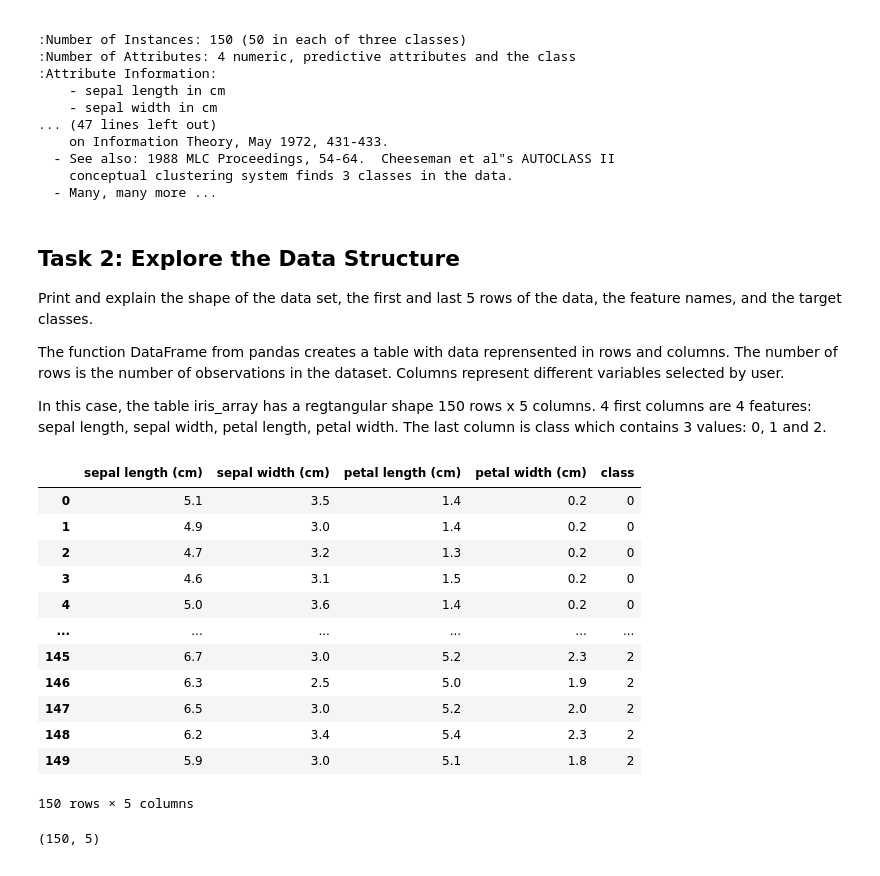
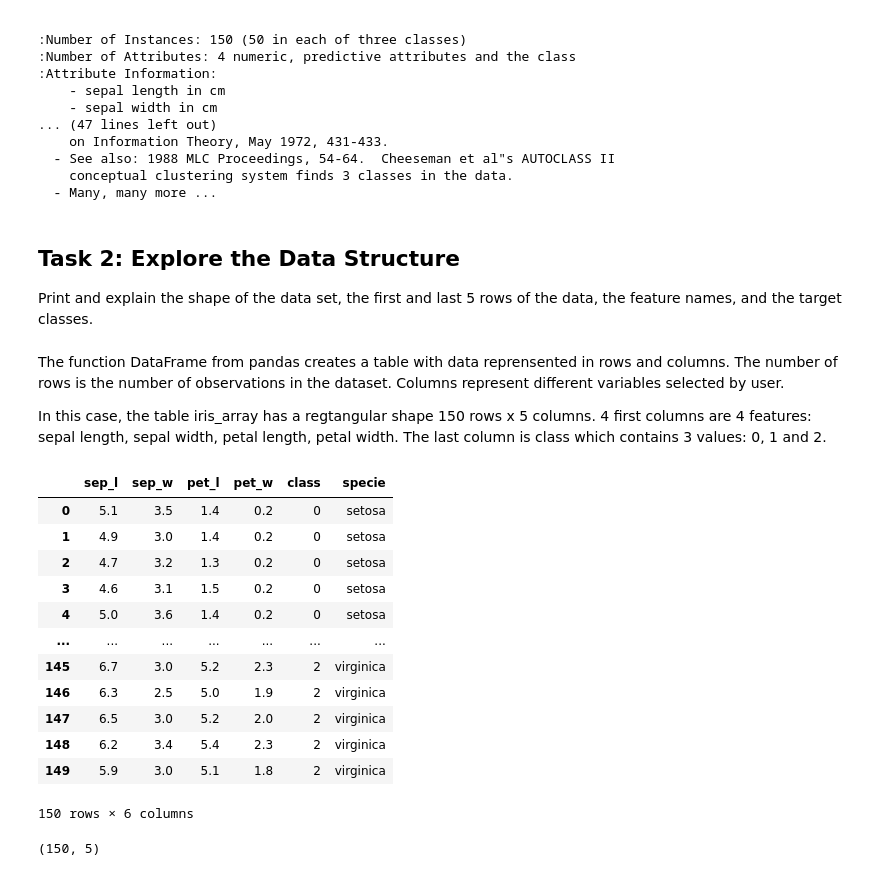
Before and after one commit to quyenphanlyons/data_analytics, a Jupyter notebook: tasks.ipynb, the cells around one changed output. Saved outputs shown, nothing was run; the diff lists cells and outputs as text; code cells hidden in the pictures.

```diff
--- a/tasks.ipynb
+++ b/tasks.ipynb
@@ -116,37 +117,53 @@ Iris plants dataset
   - See also: 1988 MLC Proceedings, 54-64.  Cheeseman et al"s AUTOCLASS II
     conceptual clustering system finds 3 classes in the data.
   - Many, many more ...
+# %% [markdown]
+## Task 2: Explore the Data Structure
+Print and explain the shape of the data set, the first and last 5 rows of the data, the feature names, and the target classes.
 # %% [markdown]
-## Task 2: Explore the Data Structure
-Print and explain the shape of the data set, the first and last 5 rows of the data, the feature names, and the target classes.
-
 The function DataFrame from pandas creates a table with data reprensented in rows and columns. The number of rows is the number of observations in the dataset. Columns represent different variables selected by user.
 
 In this case, the table iris_array has a regtangular shape 150 rows x 5 columns. 4 first columns are 4 features: sepal length, sepal width, petal length, petal width. The last column is class which contains 3 values: 0, 1 and 2.
 # %%
 import numpy as np
 import pandas as pd
 
-# Table 'iris_array' is defined as 'data' of the iris dataset, the attribute 'feature_names' is used to name the columns.
-iris_array = pd.DataFrame(data = iris['data'], columns = iris['feature_names'])
+# Create a table using DataFrame()
+# Table 'iri' is defined as 'data' of the iris dataset, the attribute 'feature_names' is used to name the columns.
+iri = pd.DataFrame(data = iris['data'], columns = iris['feature_names'])
+
+# Rename the feature_names to shorter names
+iri.rename(columns={
+    'sepal length (cm)': 'sep_l',
+    'sepal width (cm)': 'sep_w',
+    'petal length (cm)': 'pet_l',
+    'petal width (cm)': 'pet_w',
+}, inplace=True)
 
 # Add a column named 'class' in the table 'iris_array' with the values in the attribute 'target'.
-iris_array['class'] = iris['target']
+iri['class'] = iris['target']
+
+# Add column 'specie': Map numeric targets to species names using target_names
+iri['specie'] = iri['class'].apply(lambda x: iris.target_names[x])
 
 # Visualise the first and last 5 rows of the table 'iris_array'.
-iris_array
+iri
+
+# Ressources
+# add a column 'specie' using target_names
+# https://chatgpt.com/c/68149832-2c00-800c-bc66-01cb7b0f749a
 # %% [output]
-|  | sepal length (cm) | sepal width (cm) | petal length (cm) | petal width (cm) | class |
-| 0 | 5.1 | 3.5 | 1.4 | 0.2 | 0 |
-| 1 | 4.9 | 3.0 | 1.4 | 0.2 | 0 |
-| 2 | 4.7 | 3.2 | 1.3 | 0.2 | 0 |
-| 3 | 4.6 | 3.1 | 1.5 | 0.2 | 0 |
-| 4 | 5.0 | 3.6 | 1.4 | 0.2 | 0 |
-| ... | ... | ... | ... | ... | ... |
-| 145 | 6.7 | 3.0 | 5.2 | 2.3 | 2 |
-| 146 | 6.3 | 2.5 | 5.0 | 1.9 | 2 |
-| 147 | 6.5 | 3.0 | 5.2 | 2.0 | 2 |
-| 148 | 6.2 | 3.4 | 5.4 | 2.3 | 2 |
-| 149 | 5.9 | 3.0 | 5.1 | 1.8 | 2 |
+|  | sep_l | sep_w | pet_l | pet_w | class | specie |
+| 0 | 5.1 | 3.5 | 1.4 | 0.2 | 0 | setosa |
+| 1 | 4.9 | 3.0 | 1.4 | 0.2 | 0 | setosa |
+| 2 | 4.7 | 3.2 | 1.3 | 0.2 | 0 | setosa |
+| 3 | 4.6 | 3.1 | 1.5 | 0.2 | 0 | setosa |
+| 4 | 5.0 | 3.6 | 1.4 | 0.2 | 0 | setosa |
+| ... | ... | ... | ... | ... | ... | ... |
+| 145 | 6.7 | 3.0 | 5.2 | 2.3 | 2 | virginica |
+| 146 | 6.3 | 2.5 | 5.0 | 1.9 | 2 | virginica |
+| 147 | 6.5 | 3.0 | 5.2 | 2.0 | 2 | virginica |
+| 148 | 6.2 | 3.4 | 5.4 | 2.3 | 2 | virginica |
+| 149 | 5.9 | 3.0 | 5.1 | 1.8 | 2 | virginica |
-150 rows × 5 columns
+150 rows × 6 columns
 # %%
```
Also changed, not shown: parts of 14 cells of this notebook.
